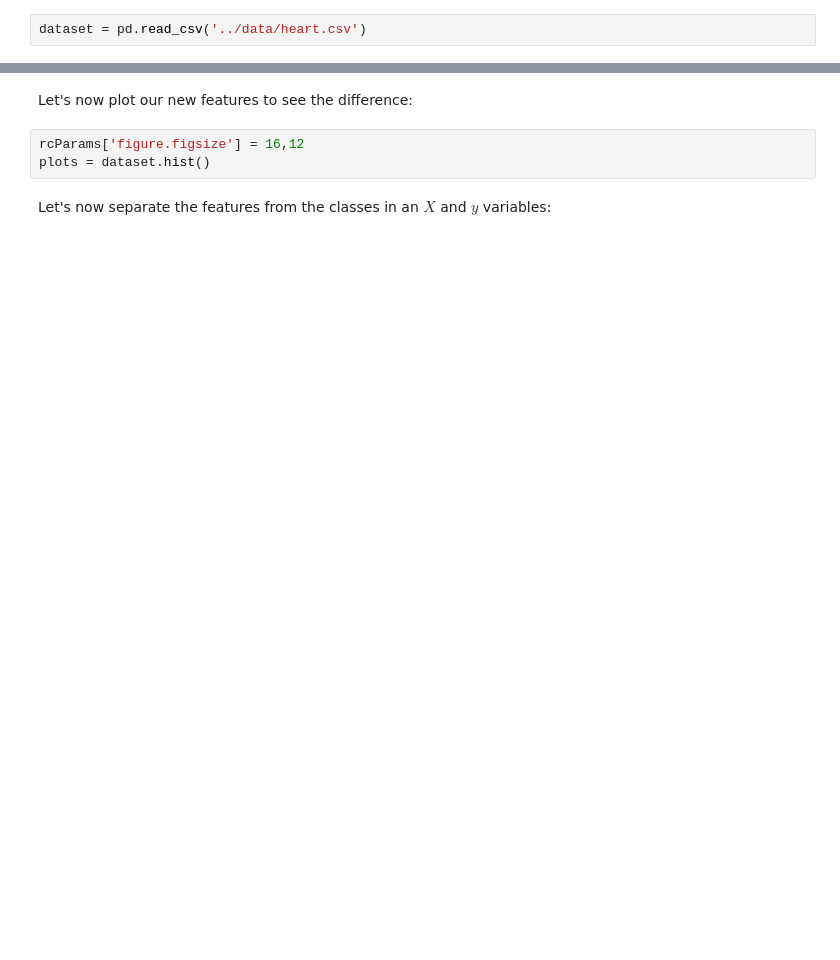
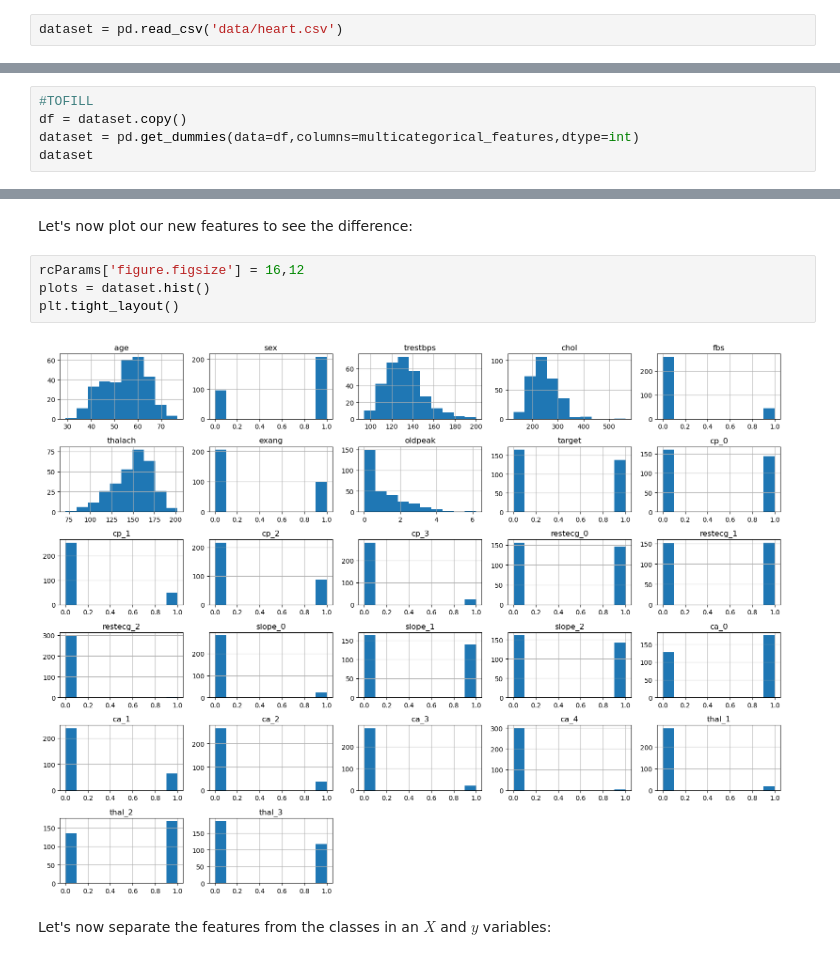
Before and after one commit to thomasmari/DataS3PG, a Jupyter notebook: module/11. ML/2. ML2/Machine_Learning_2.1_Classification.ipynb, the cells around one changed output, grey strips where cells are left out. Drawn from its saved outputs; the diff is of its cells as text; blank space fills up the shorter version.

```diff
--- a/module/11. ML/2. ML2/Machine_Learning_2.1_Classification.ipynb
+++ b/module/11. ML/2. ML2/Machine_Learning_2.1_Classification.ipynb
@@ -54,7 +54,7 @@ To get a better idea of these concepts, read chapter 4.1 and 4.2 from the *Intro
 # %% [markdown]
 First, let's load the dataset into a pandas DataFrame:
 # %%
-dataset = pd.read_csv('../data/heart.csv')
+dataset = pd.read_csv('data/heart.csv')
 # %% [markdown]
 Let's have a look at the column and content:
 # %%
@@ -136,0 +171,5 @@ To create dummy variables, have a look at the get_dummies function from pandas.
+# %%
+#TOFILL
+df = dataset.copy()
+dataset = pd.get_dummies(data=df,columns=multicategorical_features,dtype=int)
+dataset
@@ -139,5 +192,8 @@ Let's now plot our new features to see the difference:
 # %%
 rcParams['figure.figsize'] = 16,12
 plots = dataset.hist()
+plt.tight_layout()
+# %% [output]
+[figure, added]
 # %% [markdown]
 Let's now separate the features from the classes in an $X$ and $y$ variables:
```
Also changed, not shown: parts of 48 cells of this notebook, 5 other files.
